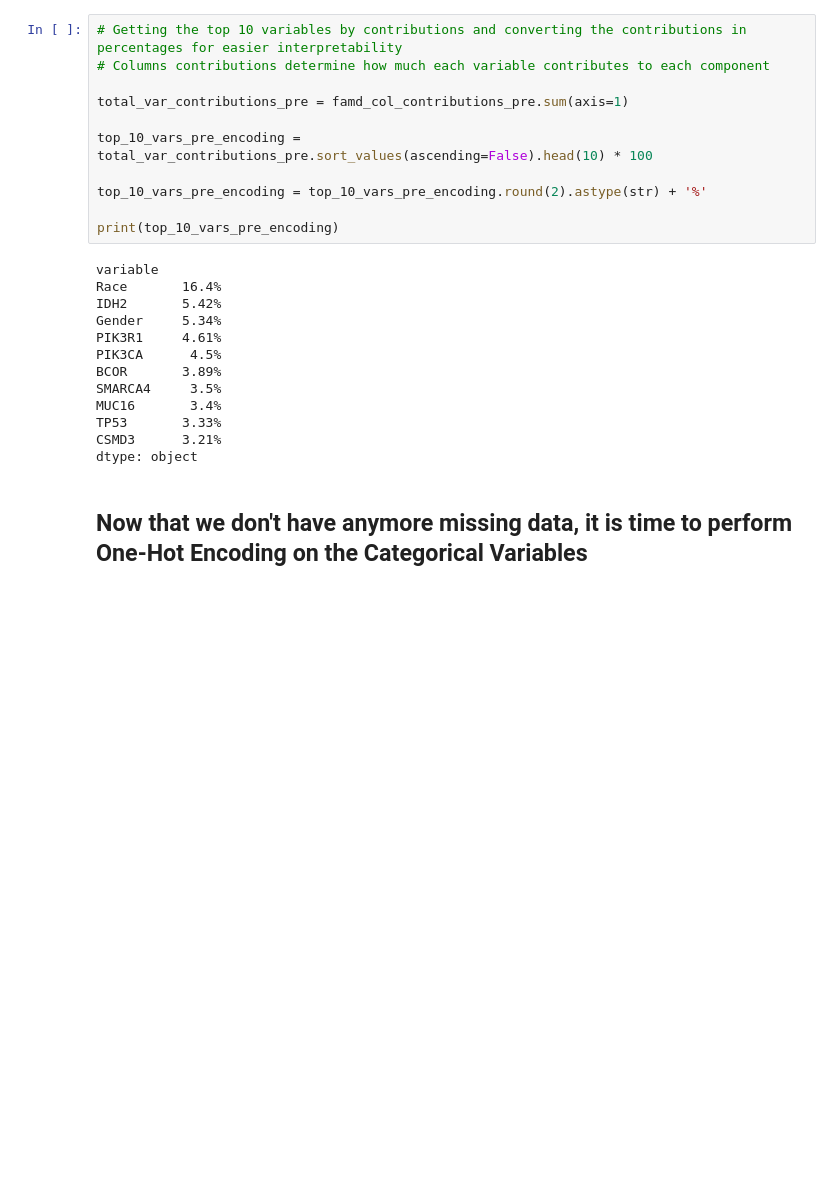
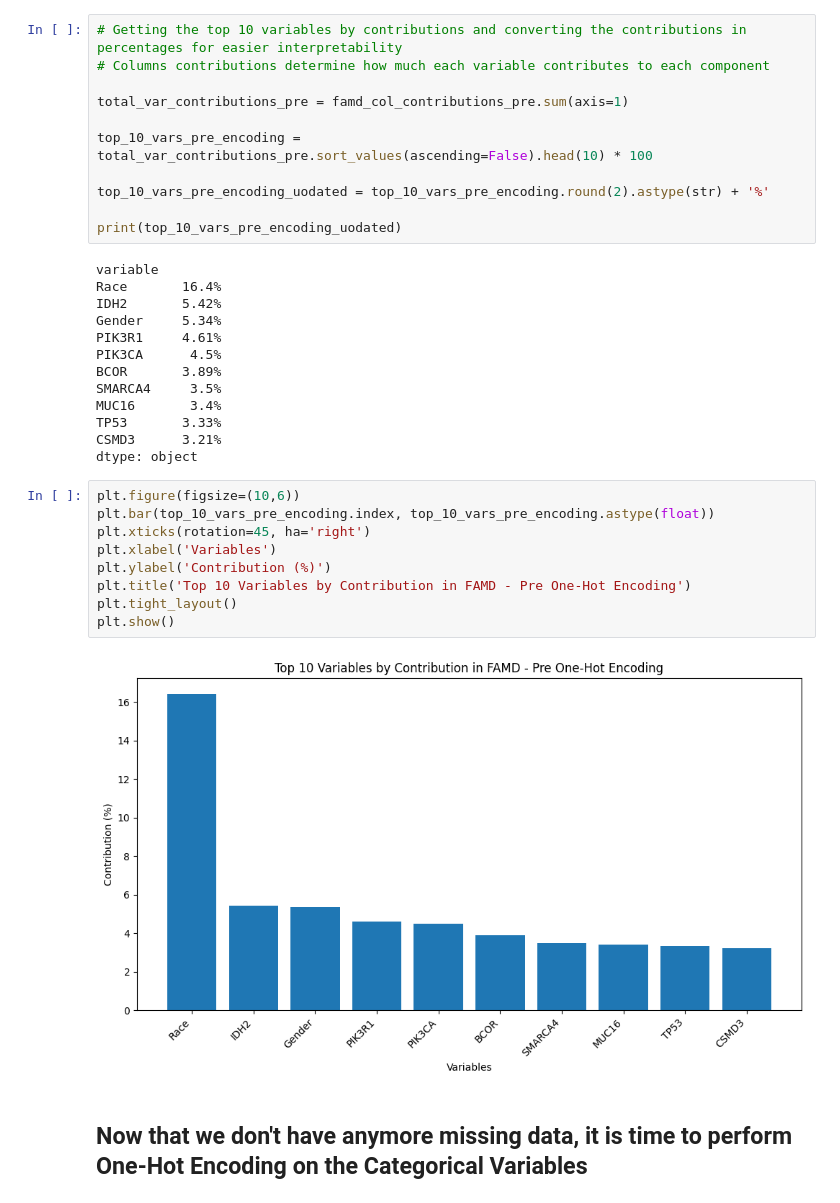
Before and after one commit to chellefernandez1909/Glioma-Prediction, a Jupyter notebook: preprocessing_and_eda_analysis.ipynb, the cells around one changed output. Saved outputs shown, nothing was run; the diff lists cells and outputs as text; blank space fills up the shorter version.

Commit message:
updated EDA notebook, adding in visuals from EDA for report, updated stacking emsemble to include FAMD for SVM model, and updated logistic regression.py to include FAMD

```diff
--- a/preprocessing_and_eda_analysis.ipynb
+++ b/preprocessing_and_eda_analysis.ipynb
@@ -418,9 +460,9 @@ total_var_contributions_pre = famd_col_contributions_pre.sum(axis=1)
 
 top_10_vars_pre_encoding = total_var_contributions_pre.sort_values(ascending=False).head(10) * 100
 
-top_10_vars_pre_encoding = top_10_vars_pre_encoding.round(2).astype(str) + '%'
+top_10_vars_pre_encoding_uodated = top_10_vars_pre_encoding.round(2).astype(str) + '%'
 
-print(top_10_vars_pre_encoding)
+print(top_10_vars_pre_encoding_uodated)
 # %% [output]
 variable
 Race       16.4%
@@ -434,6 +476,17 @@ MUC16       3.4%
 TP53       3.33%
 CSMD3      3.21%
 dtype: object
+# %%
+plt.figure(figsize=(10,6))
+plt.bar(top_10_vars_pre_encoding.index, top_10_vars_pre_encoding.astype(float))
+plt.xticks(rotation=45, ha='right')
+plt.xlabel('Variables')
+plt.ylabel('Contribution (%)')
+plt.title('Top 10 Variables by Contribution in FAMD - Pre One-Hot Encoding')
+plt.tight_layout()
+plt.show()
+# %% [output]
+[figure, added]
 # %% [markdown]
 ## Now that we don't have anymore missing data, it is time to perform One-Hot Encoding on the Categorical Variables
 # %%
```
Also changed, not shown: parts of 39 cells of this notebook, 9 other files.
